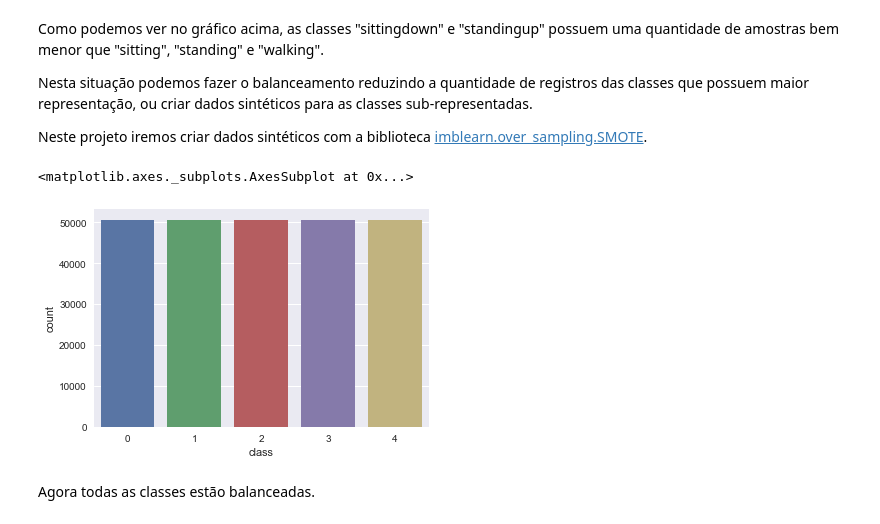
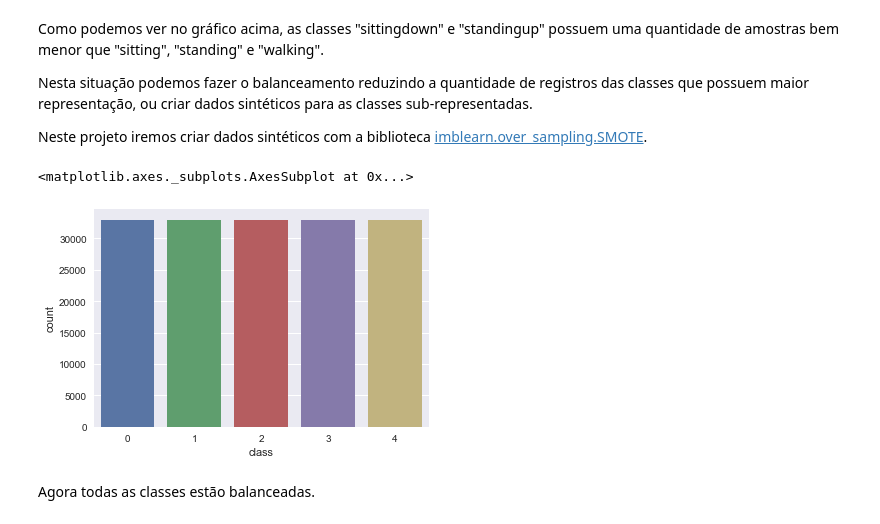
Before and after one commit to gleberb/mlnd, a Jupyter notebook: Projects/capstone/Final_Capstone.ipynb, the cells around one changed output. Saved outputs shown, nothing was run; the diff lists cells and outputs as text; code cells hidden in the pictures.

```diff
--- a/Projects/capstone/Final_Capstone.ipynb
+++ b/Projects/capstone/Final_Capstone.ipynb
@@ -124,6 +123,11 @@ sns.countplot(x="class", data=wearable_data)
 # %% [output]
 <matplotlib.axes._subplots.AxesSubplot at 0x...>
 [figure]
+# %%
+# Quebrando o dataset em treino e teste
+from sklearn.model_selection import train_test_split
+
+X_train, X_test, y_train, y_test = train_test_split(X_all, y_all, test_size=0.35, random_state=1973)
 # %% [markdown]
 Como podemos ver no gráfico acima, as classes "sittingdown" e "standingup" possuem uma quantidade de amostras bem menor que "sitting", "standing" e "walking".
 
@@ -133,13 +137,13 @@ Neste projeto iremos criar dados sintéticos com a biblioteca [imblearn.over_sam
 # %%
 from imblearn.over_sampling import SMOTE
 sm = SMOTE(random_state=73)
-X_res, y_res = sm.fit_sample(X_all, y_all.values.ravel())
-X_all = pd.DataFrame(X_res, columns=X_all.columns)
-y_all = pd.DataFrame(y_res, columns=y_all.columns)
-sns.countplot(x="class", data=y_all)
+X_res, y_res = sm.fit_sample(X_train, y_train.values.ravel())
+X_train = pd.DataFrame(X_res, columns=X_train.columns)
+y_train = pd.DataFrame(y_res, columns=y_train.columns)
+sns.countplot(x="class", data=y_train)
 # %% [output]
 <matplotlib.axes._subplots.AxesSubplot at 0x...>
-[figure, old version]
+[figure, new version]
 # %% [markdown]
 Agora todas as classes estão balanceadas.
 # %% [markdown]
```
Also changed, not shown: parts of 13 cells of this notebook, 2 other files.
